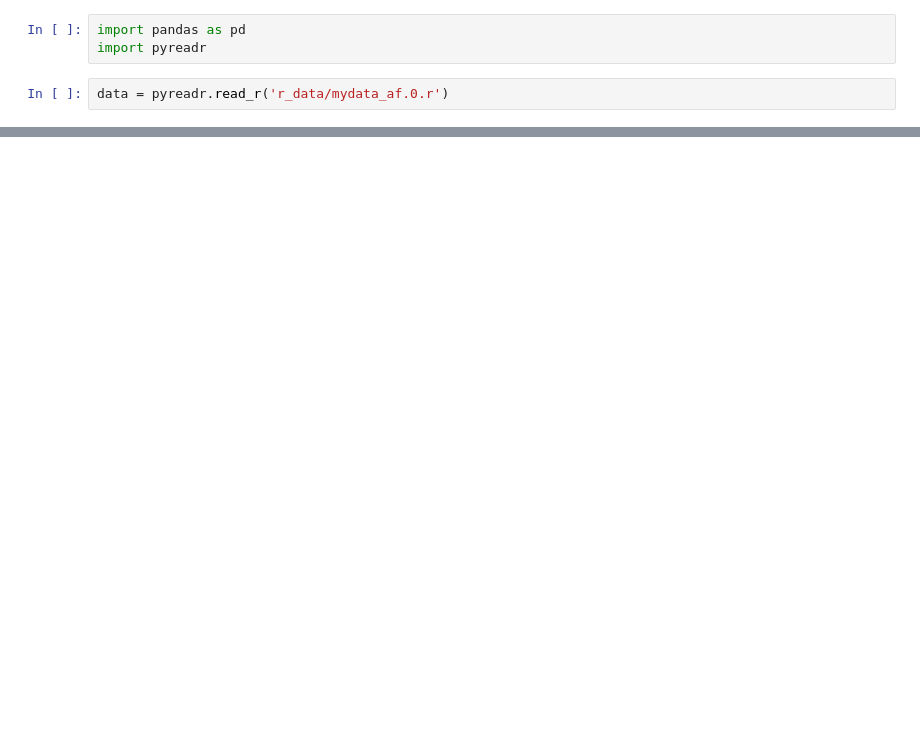
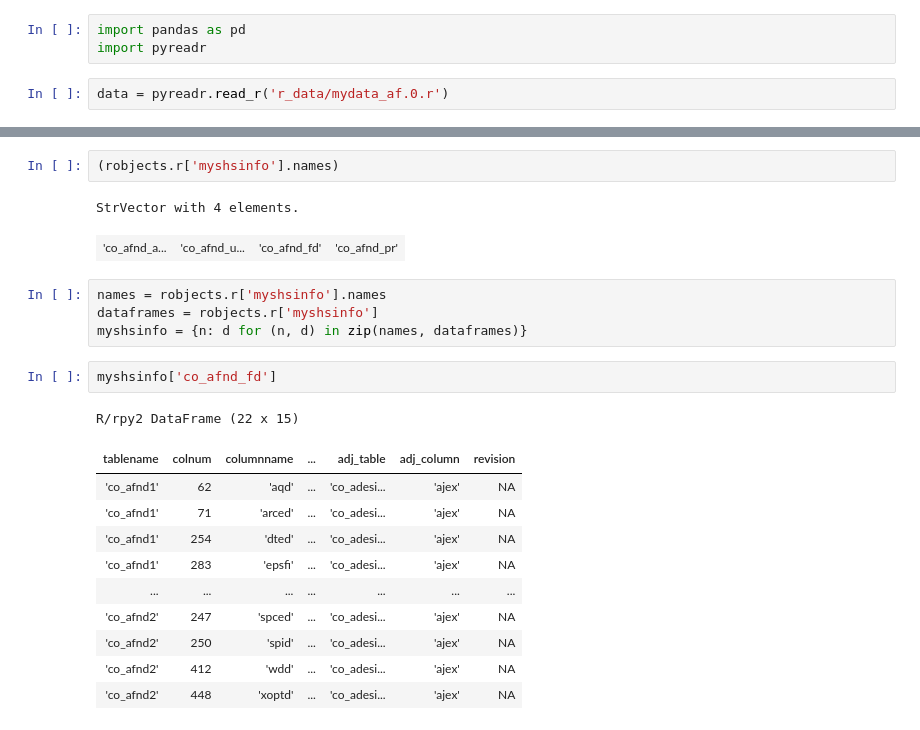
Before and after one commit to mike-lloyd03/tcal_r_to_py, a Jupyter notebook: main.ipynb, the cells around one changed output, grey strips where cells are left out. Saved outputs shown, nothing was run; the diff lists cells and outputs as text; blank space fills up the shorter version.

```diff
--- a/main.ipynb
+++ b/main.ipynb
@@ -21,0 +52,23 @@ data['mydata_af.0']
+# %%
+(robjects.r['myshsinfo'].names)
+# %% [output]
+StrVector with 4 elements.
+| 'co_afnd_a... | 'co_afnd_u... | 'co_afnd_fd' | 'co_afnd_pr' |
+# %%
+names = robjects.r['myshsinfo'].names
+dataframes = robjects.r['myshsinfo']
+myshsinfo = {n: d for (n, d) in zip(names, dataframes)}
+# %%
+myshsinfo['co_afnd_fd']
+# %% [output]
+R/rpy2 DataFrame (22 x 15)
+| tablename | colnum | columnname | ... | adj_table | adj_column | revision |
+| 'co_afnd1' | 62 | 'aqd' | ... | 'co_adesi... | 'ajex' | NA |
+| 'co_afnd1' | 71 | 'arced' | ... | 'co_adesi... | 'ajex' | NA |
+| 'co_afnd1' | 254 | 'dted' | ... | 'co_adesi... | 'ajex' | NA |
+| 'co_afnd1' | 283 | 'epsfi' | ... | 'co_adesi... | 'ajex' | NA |
+| ... | ... | ... | ... | ... | ... | ... |
+| 'co_afnd2' | 247 | 'spced' | ... | 'co_adesi... | 'ajex' | NA |
+| 'co_afnd2' | 250 | 'spid' | ... | 'co_adesi... | 'ajex' | NA |
+| 'co_afnd2' | 412 | 'wdd' | ... | 'co_adesi... | 'ajex' | NA |
+| 'co_afnd2' | 448 | 'xoptd' | ... | 'co_adesi... | 'ajex' | NA |
```
Also changed, not shown: parts of 9 cells of this notebook, 4 other files.
